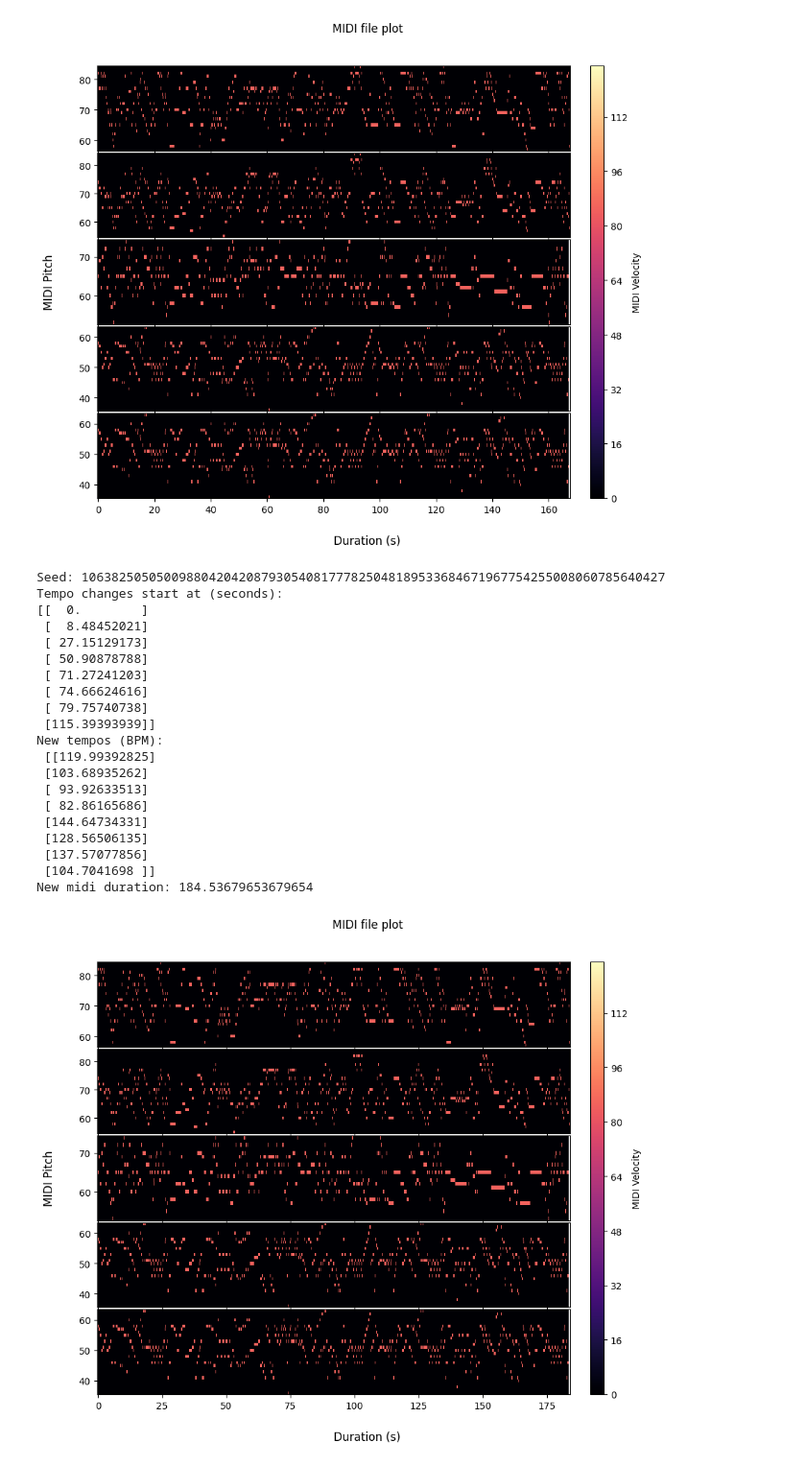
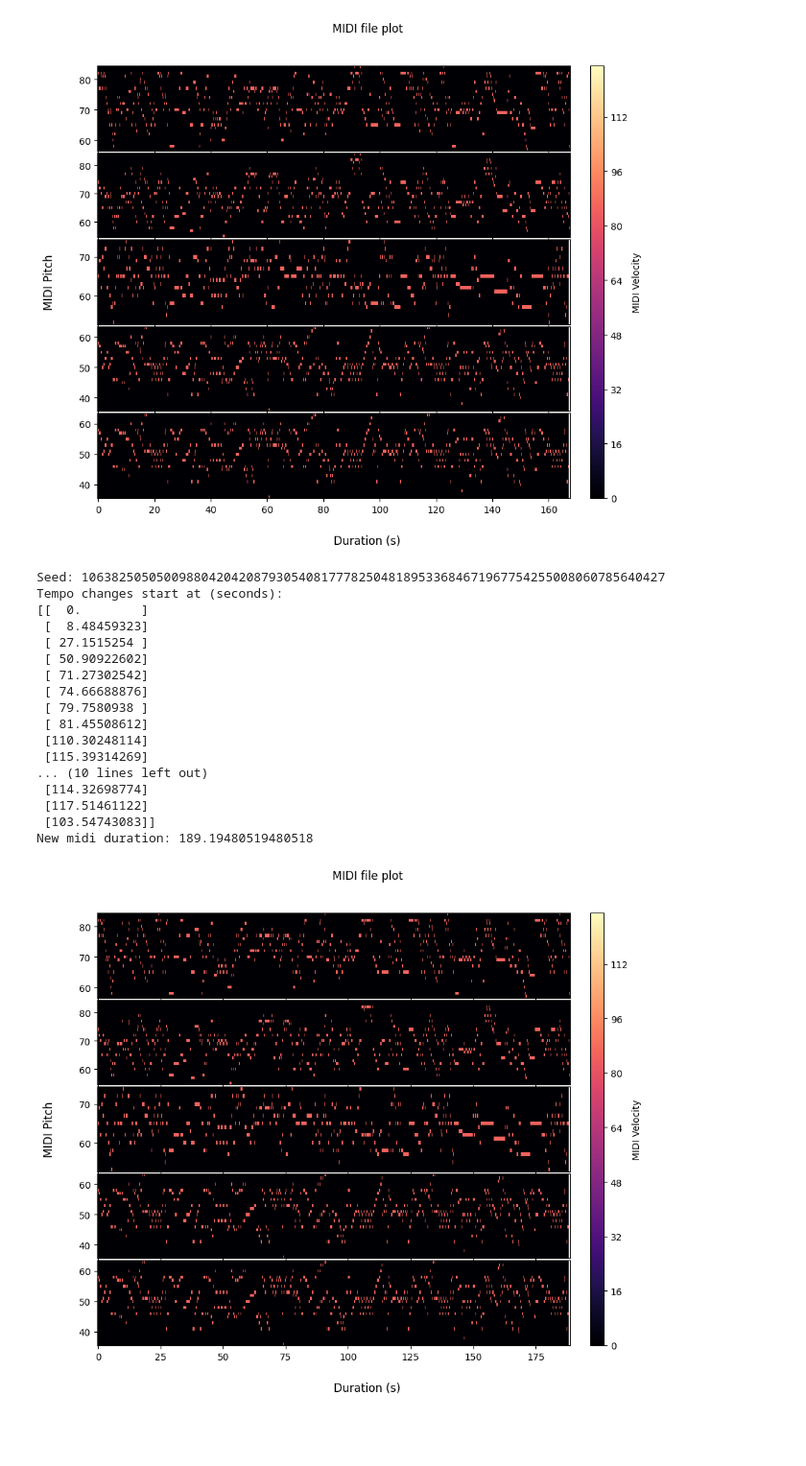
Before and after one commit to repertorium/HQ-SOD-generator, a Jupyter notebook: showcase.ipynb, the cells around one changed output. Shown at 96% size. Saved outputs shown, nothing was run; the diff lists cells and outputs as text; code cells hidden in the pictures; blank space fills up the shorter version.

Commit message:
number of interval depends on midi duration

```diff
--- a/showcase.ipynb
+++ b/showcase.ipynb
@@ -24,39 +26,39 @@ Midi duration: 168.0
 # %%
 # compute seed
 seed = Utils.computeSeed(midi_filepath.stem)
 print(f'Seed: {seed}')
 # random tempo intervals
 tempo_values, start_times= TempoRandomizer.getRandomTempoIntervals(seed,midi_data.get_end_time(),mean=120,deviation=30,
-                        min_tempo_intervals=4,max_tempo_intervals=10)
+                        min_tempo_intervals=4,
+                        default_upper_limit=10,
+                        extra_duration=120,
+                        upper_limit_increasing_ratio=1)
 TempoRandomizer.insertTempoChanges(midi_data,tempo_values,start_times)
 # print tempo intervals
 tempo_change_times, tempo = midi_data.get_tempo_changes()
 print(f'Tempo changes start at (seconds): \n{np.array(tempo_change_times)[:,np.newaxis]}')
 print(f'New tempos (BPM):\n {np.array(tempo)[:,np.newaxis]}')
 print(f'New midi duration: {midi_data.get_end_time()}')
 Utils.plotMIDI(midi_data)
 # %% [output]
 Seed: 106382505050098804204208793054081777825048189533684671967754255008060785640427
 Tempo changes start at (seconds):
 [[  0.        ]
- [  8.48452021]
- [ 27.15129173]
- [ 50.90878788]
- [ 71.27241203]
- [ 74.66624616]
- [ 79.75740738]
- [115.39393939]]
-New tempos (BPM):
- [[119.99392825]
- [103.68935262]
- [ 93.92633513]
- [ 82.86165686]
- [144.64734331]
- [128.56506135]
- [137.57077856]
- [104.7041698 ]]
-New midi duration: 184.53679653679654
+ [  8.48459323]
+ [ 27.1515254 ]
+ [ 50.90922602]
+ [ 71.27302542]
+ [ 74.66688876]
+ [ 79.7580938 ]
+ [ 81.45508612]
+ [110.30248114]
+ [115.39314269]
+... (10 lines left out)
+ [114.32698774]
+ [117.51461122]
+ [103.54743083]]
+New midi duration: 189.19480519480518
-[figure, old version]
+[figure, new version]
 # %%
 # random dynamic intervals
 DynamicsRandomizer.insertDynamicIntervals(seed,midi_data)
```
Also changed, not shown: parts of 6 cells of this notebook, 3 other files.
